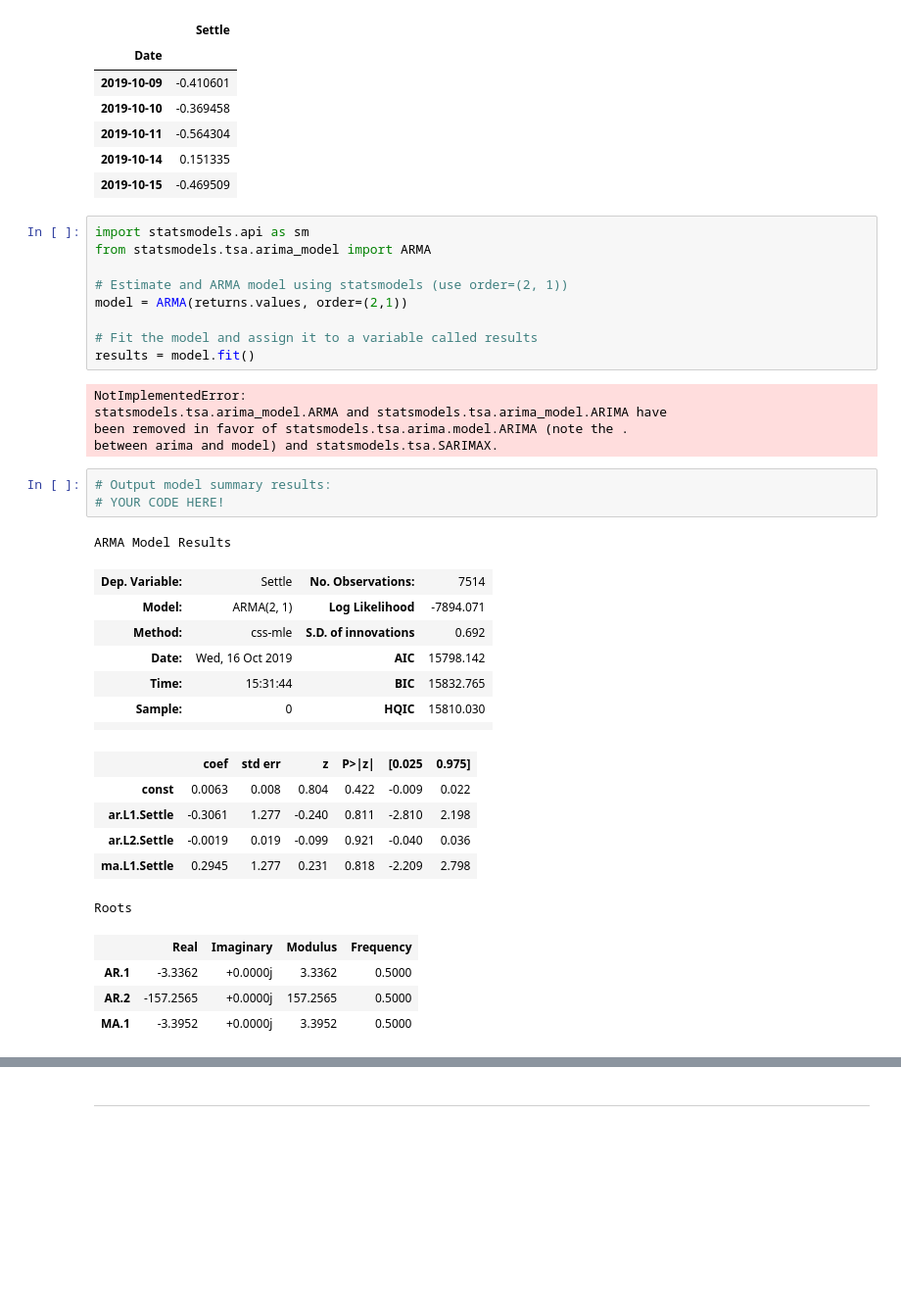
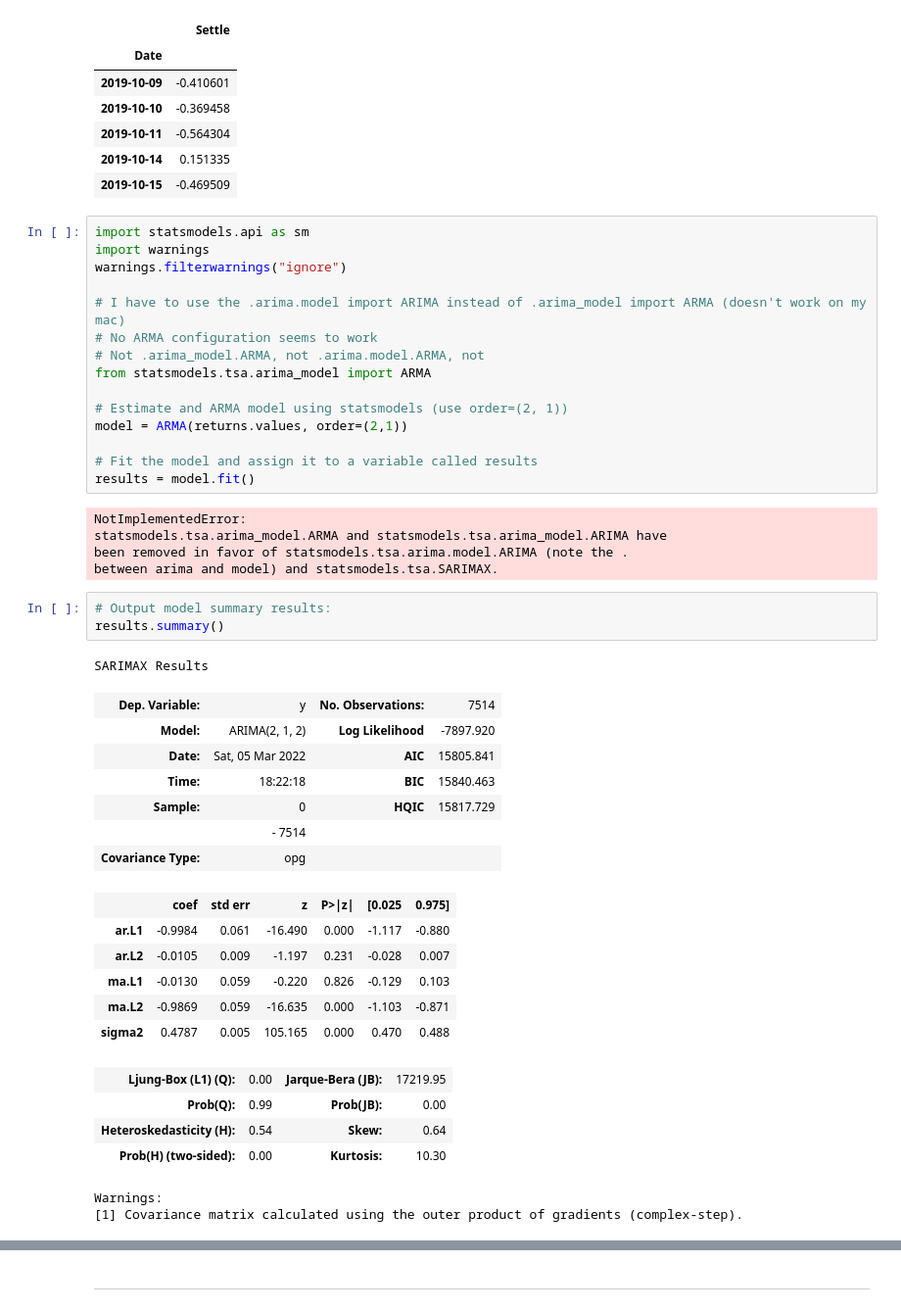
Before and after one commit to farmerplants/ML_TSA_HW, a Jupyter notebook: Resources and Solutions/time_series_analysis.ipynb, the cells around one changed output, grey strips where cells are left out. Shown at 98% size. Drawn from its saved outputs; the diff is of its cells as text; blank space fills up the shorter version.

Commit message:
still having issues with ARMA

```diff
--- a/Resources and Solutions/time_series_analysis.ipynb
+++ b/Resources and Solutions/time_series_analysis.ipynb
@@ -130,6 +125,12 @@ returns.tail()
 | 2019-10-15 | -0.469509 |
 # %%
 import statsmodels.api as sm
+import warnings
+warnings.filterwarnings("ignore")
+
+# I have to use the .arima.model import ARIMA instead of .arima_model import ARMA (doesn't work on my mac)
+# No ARMA configuration seems to work
+# Not .arima_model.ARMA, not .arima.model.ARMA, not
 from statsmodels.tsa.arima_model import ARMA
 
 # Estimate and ARMA model using statsmodels (use order=(2, 1))
@@ -144,23 +145,25 @@ been removed in favor of statsmodels.tsa.arima.model.ARIMA (note the .
 between arima and model) and statsmodels.tsa.SARIMAX.
 # %%
 # Output model summary results:
-# YOUR CODE HERE!
+results.summary()
 # %% [output]
-ARMA Model Results
+SARIMAX Results
-| Dep. Variable: | Settle | No. Observations: | 7514 |
-| Model: | ARMA(2, 1) | Log Likelihood | -7894.071 |
-| Method: | css-mle | S.D. of innovations | 0.692 |
-| Date: | Wed, 16 Oct 2019 | AIC | 15798.142 |
-| Time: | 15:31:44 | BIC | 15832.765 |
-| Sample: | 0 | HQIC | 15810.030 |
-|  |  |  |  |
+| Dep. Variable: | y | No. Observations: | 7514 |
+| Model: | ARIMA(2, 1, 2) | Log Likelihood | -7897.920 |
+| Date: | Sat, 05 Mar 2022 | AIC | 15805.841 |
+| Time: | 18:22:18 | BIC | 15840.463 |
+| Sample: | 0 | HQIC | 15817.729 |
+|  | - 7514 |  |  |
+| Covariance Type: | opg |  |  |
 |  | coef | std err | z | P>|z| | [0.025 | 0.975] |
-| const | 0.0063 | 0.008 | 0.804 | 0.422 | -0.009 | 0.022 |
-| ar.L1.Settle | -0.3061 | 1.277 | -0.240 | 0.811 | -2.810 | 2.198 |
-| ar.L2.Settle | -0.0019 | 0.019 | -0.099 | 0.921 | -0.040 | 0.036 |
-| ma.L1.Settle | 0.2945 | 1.277 | 0.231 | 0.818 | -2.209 | 2.798 |
+| ar.L1 | -0.9984 | 0.061 | -16.490 | 0.000 | -1.117 | -0.880 |
+| ar.L2 | -0.0105 | 0.009 | -1.197 | 0.231 | -0.028 | 0.007 |
+| ma.L1 | -0.0130 | 0.059 | -0.220 | 0.826 | -0.129 | 0.103 |
+| ma.L2 | -0.9869 | 0.059 | -16.635 | 0.000 | -1.103 | -0.871 |
+| sigma2 | 0.4787 | 0.005 | 105.165 | 0.000 | 0.470 | 0.488 |
+| Ljung-Box (L1) (Q): | 0.00 | Jarque-Bera (JB): | 17219.95 |
+| Prob(Q): | 0.99 | Prob(JB): | 0.00 |
+| Heteroskedasticity (H): | 0.54 | Skew: | 0.64 |
+| Prob(H) (two-sided): | 0.00 | Kurtosis: | 10.30 |
-Roots
+Warnings:
+[1] Covariance matrix calculated using the outer product of gradients (complex-step).
-|  | Real | Imaginary | Modulus | Frequency |
-| AR.1 | -3.3362 | +0.0000j | 3.3362 | 0.5000 |
-| AR.2 | -157.2565 | +0.0000j | 157.2565 | 0.5000 |
-| MA.1 | -3.3952 | +0.0000j | 3.3952 | 0.5000 |
```
Also changed, not shown: parts of 3 cells of this notebook.
